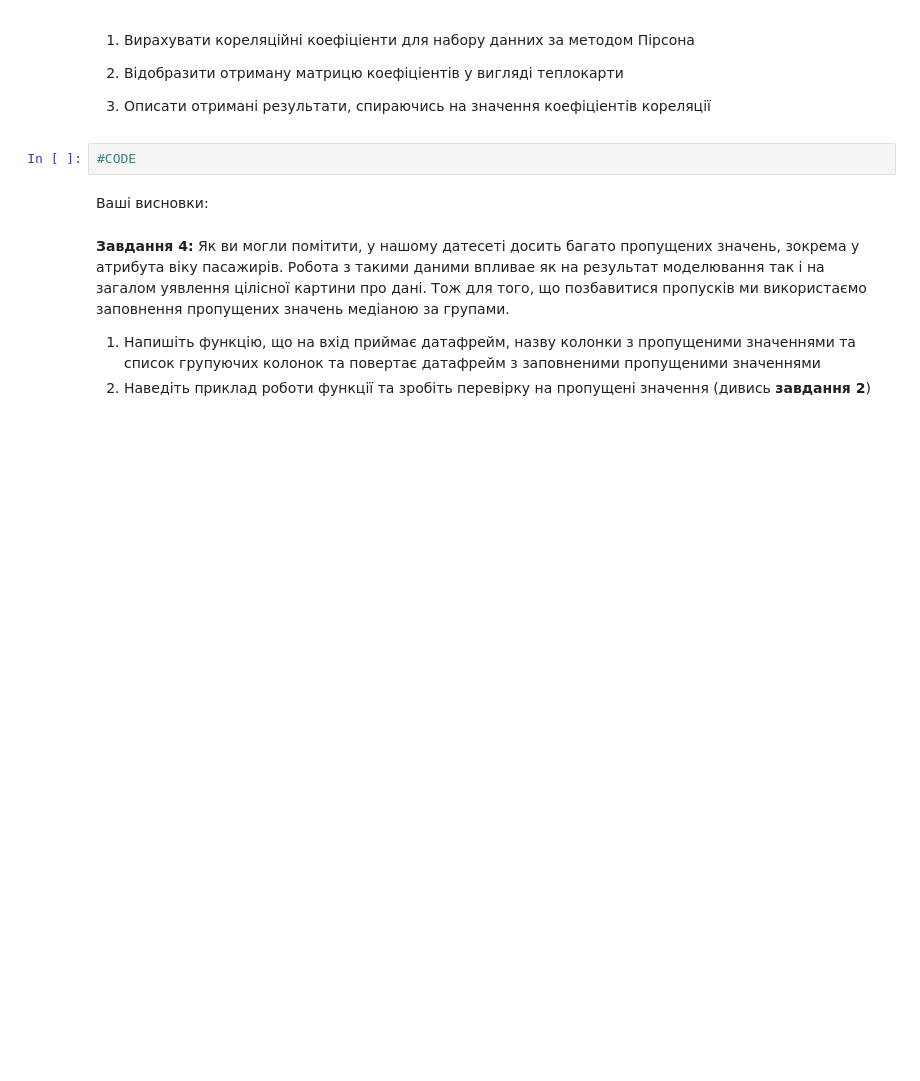
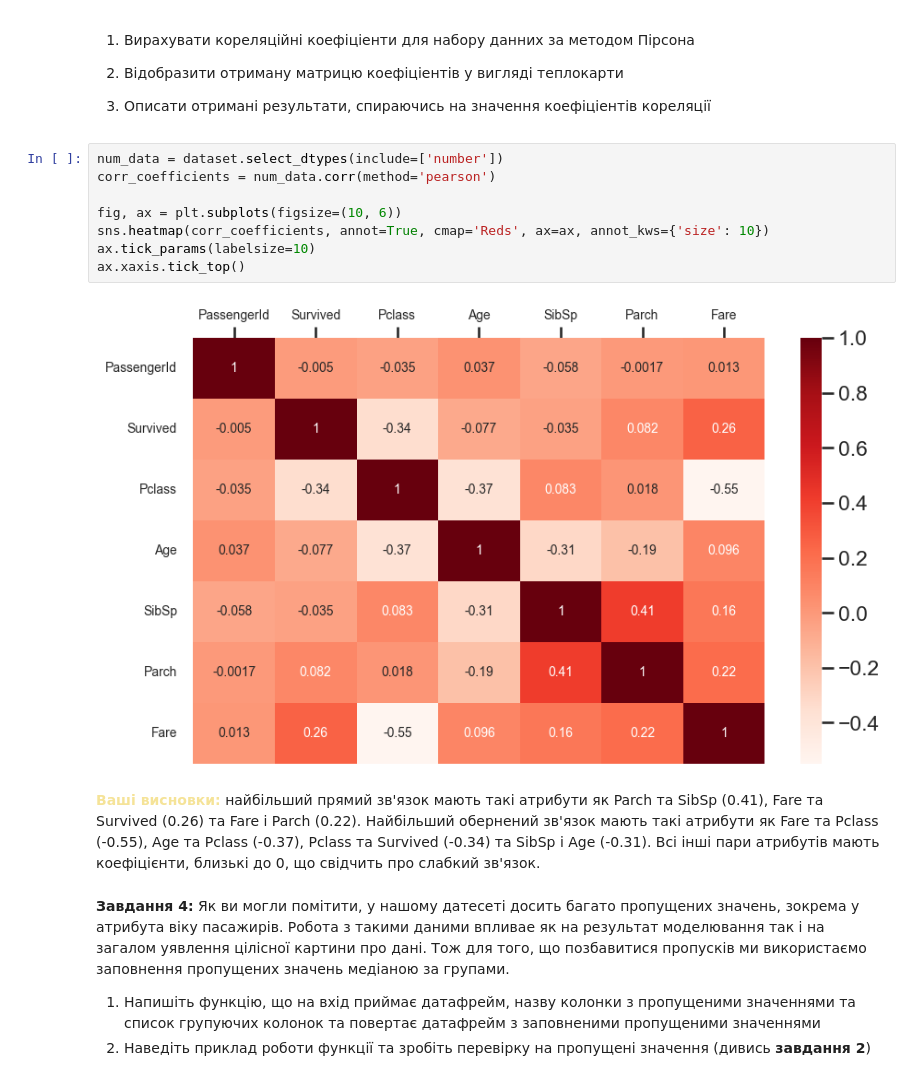
Before and after one commit to HumnytskaLiza/ai-labs, a Jupyter notebook: task3/Task3_basic_ai_liza_humnytska.ipynb, the cells around one changed output. Drawn from its saved outputs; the diff is of its cells as text; blank space fills up the shorter version.

```diff
--- a/task3/Task3_basic_ai_liza_humnytska.ipynb
+++ b/task3/Task3_basic_ai_liza_humnytska.ipynb
@@ -94,10 +94,18 @@ dtype: int64
 2.   Відобразити отриману матрицю коефіціентів у вигляді теплокарти
 
 3. Описати отримані результати, спираючись на значення коефіціентів кореляції
-# %%
-#CODE
-# %% [markdown]
-Ваші висновки:
+# %%
+num_data = dataset.select_dtypes(include=['number'])
+corr_coefficients = num_data.corr(method='pearson')
+
+fig, ax = plt.subplots(figsize=(10, 6))
+sns.heatmap(corr_coefficients, annot=True, cmap='Reds', ax=ax, annot_kws={'size': 10})
+ax.tick_params(labelsize=10)
+ax.xaxis.tick_top()
+# %% [output]
+[figure, added]
+# %% [markdown]
+<font color='#F5E398'><b>Ваші висновки:</b></font> найбільший прямий зв'язок мають такі атрибути як Parch та SibSp (0.41), Fare та Survived (0.26) та Fare і Parch (0.22). Найбільший обернений зв'язок мають такі атрибути як Fare та Pclass (-0.55), Age та Pclass (-0.37), Pclass та Survived (-0.34) та SibSp і Age (-0.31). Всі інші пари атрибутів мають коефіцієнти, близькі до 0, що свідчить про слабкий зв'язок.
 # %% [markdown]
 **Завдання 4:** Як ви могли помітити, у нашому датесеті досить багато пропущених значень, зокрема у атрибута віку пасажирів. Робота з такими даними впливае як на результат моделювання так і на загалом уявлення цілісної картини про дані. Тож для того, що позбавитися пропусків ми використаємо заповнення пропущених значень медіаною за групами.
 
```
Also changed, not shown: parts of 20 cells of this notebook.
